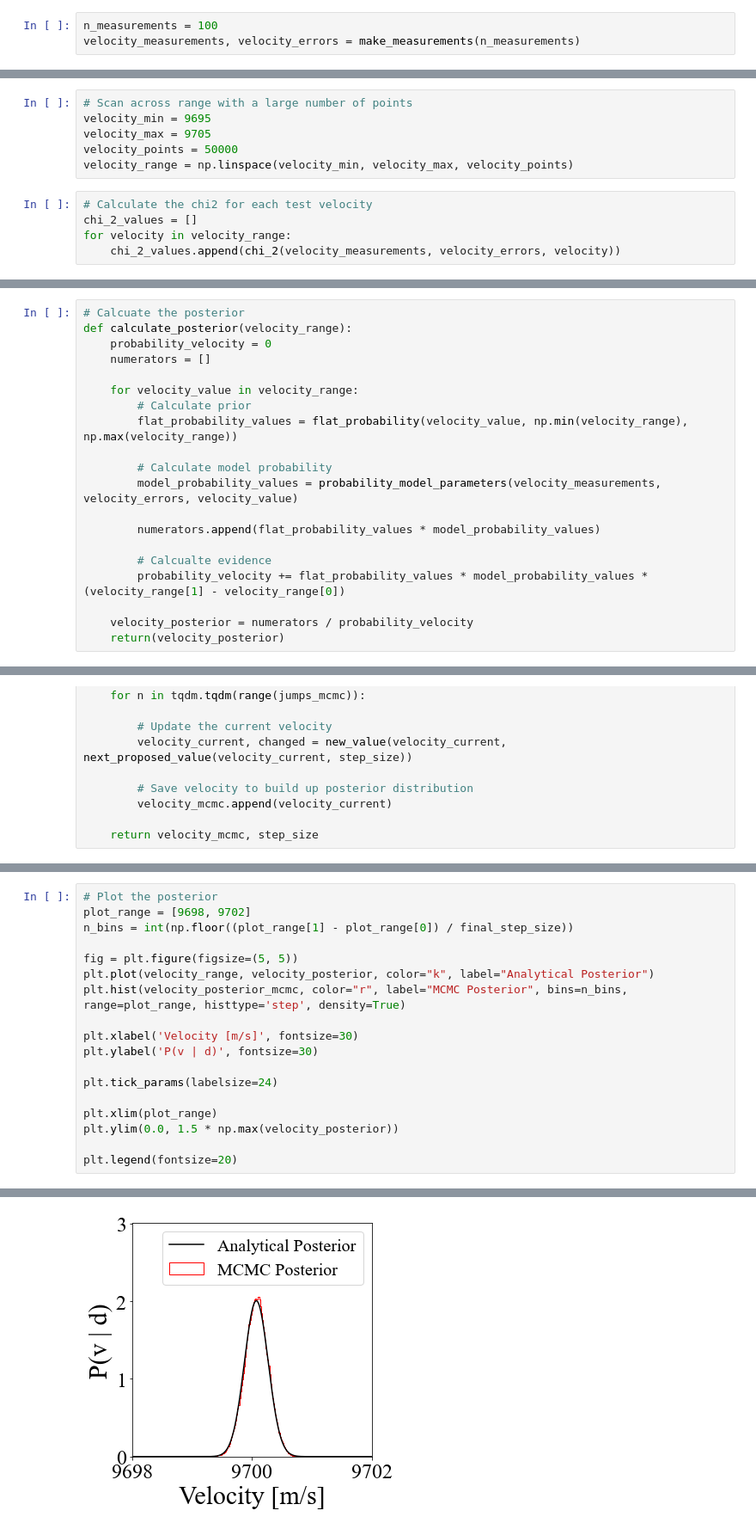
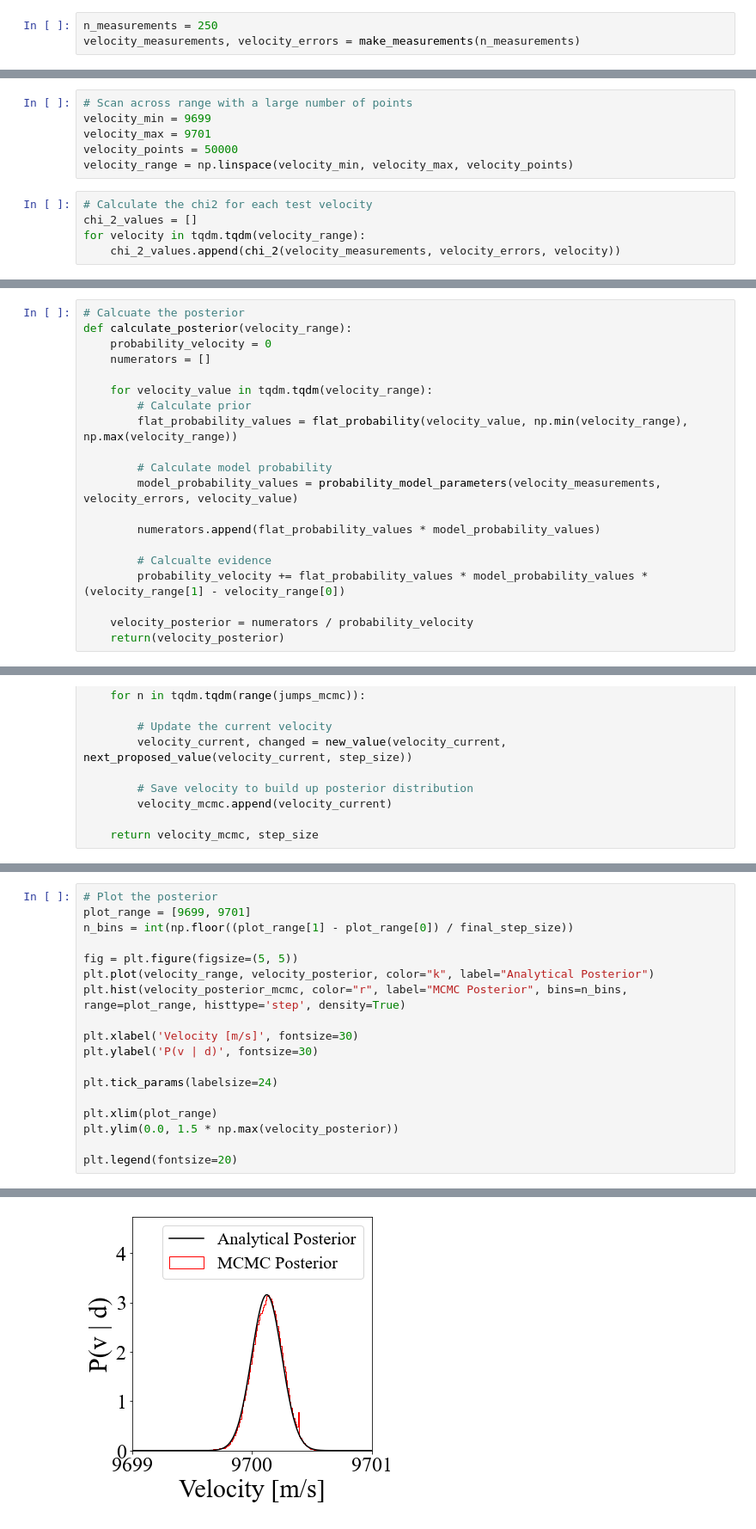
Before and after one commit to lukessmead/projects, a Jupyter notebook: bayesian_inference/markov_chain_monte_carlo.ipynb, the cells around one changed output, grey strips where cells are left out. Shown at 86% size. Saved outputs shown, nothing was run; the diff lists cells and outputs as text.

```diff
--- a/bayesian_inference/markov_chain_monte_carlo.ipynb
+++ b/bayesian_inference/markov_chain_monte_carlo.ipynb
@@ -81,7 +84,7 @@ def make_measurements(n_measurements):
     v_errors = generate_velocity_errors(real_uncertainty, real_spread, n_measurements)
     return(v_measurements, v_errors)
 # %%
-n_measurements = 100
+n_measurements = 250
 velocity_measurements, velocity_errors = make_measurements(n_measurements)
 # %%
 import matplotlib
@@ -126,14 +129,14 @@ def chi_2(measurements, errors, v):
     return chi_2
 # %%
 # Scan across range with a large number of points
-velocity_min = 9695
-velocity_max = 9705
+velocity_min = 9699
+velocity_max = 9701
 velocity_points = 50000
 velocity_range = np.linspace(velocity_min, velocity_max, velocity_points)
 # %%
 # Calculate the chi2 for each test velocity
 chi_2_values = []
-for velocity in velocity_range:
+for velocity in tqdm.tqdm(velocity_range):
     chi_2_values.append(chi_2(velocity_measurements, velocity_errors, velocity))
 # %%
 # Plot our chi2 values
@@ -241,7 +244,7 @@ def calculate_posterior(velocity_range):
     probability_velocity = 0
     numerators = []
 
-    for velocity_value in velocity_range:
+    for velocity_value in tqdm.tqdm(velocity_range):
         # Calculate prior
         flat_probability_values = flat_probability(velocity_value, np.min(velocity_range), np.max(velocity_range))
 
@@ -412,21 +412,21 @@ Step size = 0.01567756141714597, for target success = 0.975.
 # %%
 # Plot the posterior
-plot_range = [9698, 9702]
+plot_range = [9699, 9701]
 n_bins = int(np.floor((plot_range[1] - plot_range[0]) / final_step_size))
 
 fig = plt.figure(figsize=(5, 5))
 plt.plot(velocity_range, velocity_posterior, color="k", label="Analytical Posterior")
 plt.hist(velocity_posterior_mcmc, color="r", label="MCMC Posterior", bins=n_bins, range=plot_range, histtype='step', density=True)
 
 plt.xlabel('Velocity [m/s]', fontsize=30)
 plt.ylabel('P(v | d)', fontsize=30)
 
 plt.tick_params(labelsize=24)
 
 plt.xlim(plot_range)
 plt.ylim(0.0, 1.5 * np.max(velocity_posterior))
 
 plt.legend(fontsize=20)
 # %% [output]
 <matplotlib.legend.Legend at 0x...>
-[figure, old version]
+[figure, new version]
```
Also changed, not shown: parts of 24 cells of this notebook, 1 other file.
